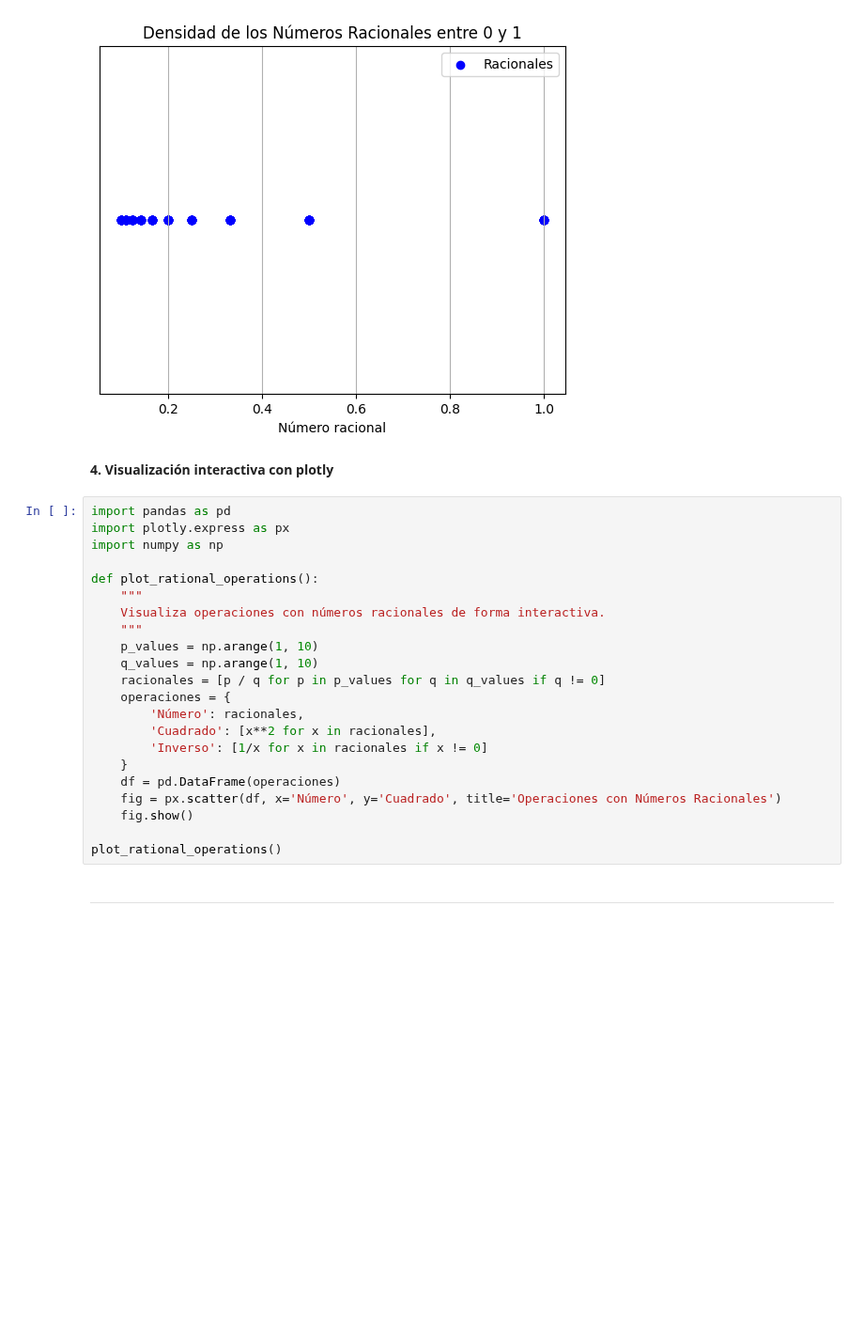
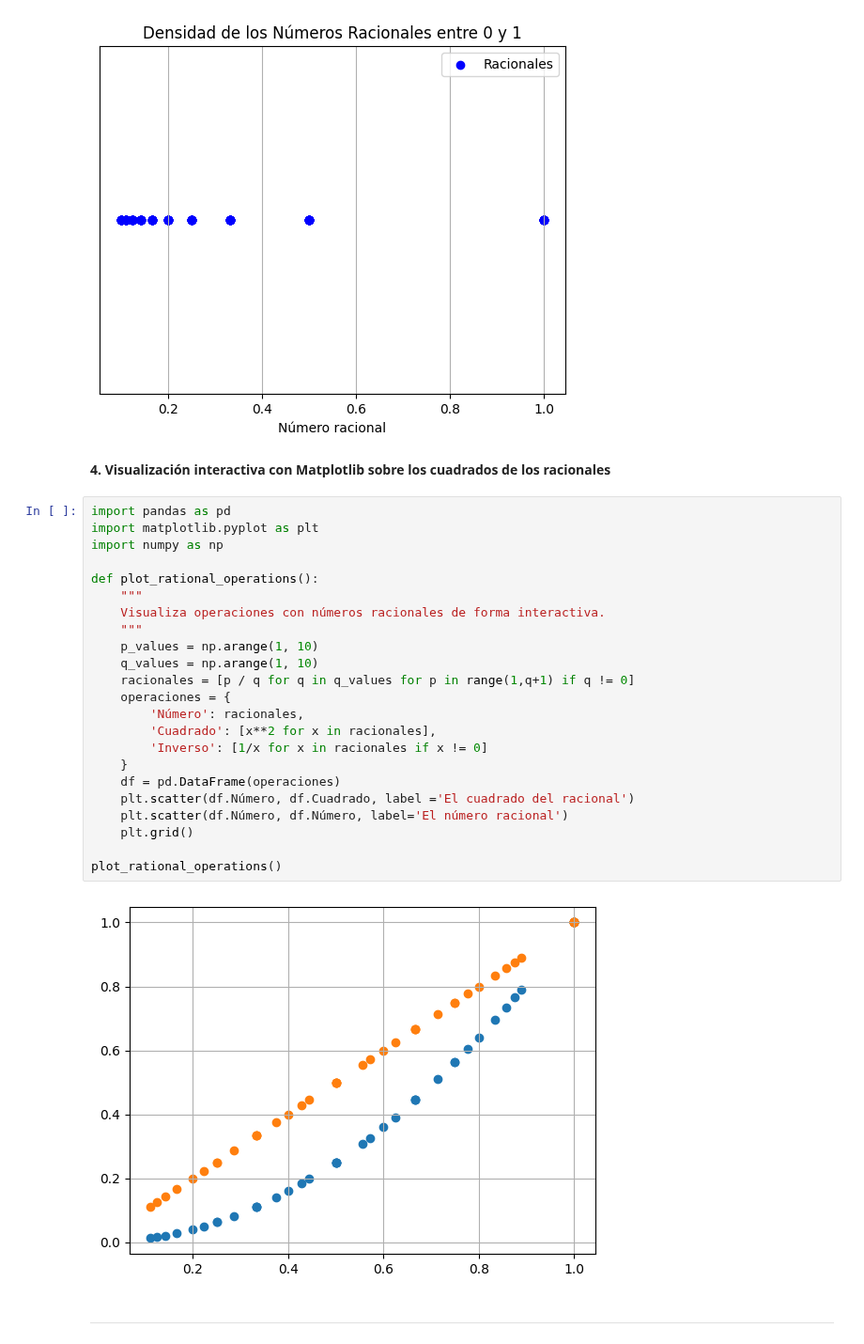
Before and after one commit to marco-canas/5_Fundamentos-de-la-aritm-tica, a Jupyter notebook: clases/5_racionales/1_fracciones/1_fracciones.ipynb, the cells around one changed output. Shown at 94% size. Saved outputs shown, nothing was run; the diff lists cells and outputs as text; blank space fills up the shorter version.

```diff
--- a/clases/5_racionales/1_fracciones/1_fracciones.ipynb
+++ b/clases/5_racionales/1_fracciones/1_fracciones.ipynb
@@ -370,29 +181,32 @@ plot_density()
 [figure]
 # %% [markdown]
 
-**4. Visualización interactiva con plotly**
+**4. Visualización interactiva con Matplotlib sobre los cuadrados de los racionales**
 # %%
 import pandas as pd
-import plotly.express as px
+import matplotlib.pyplot as plt
 import numpy as np
 
 def plot_rational_operations():
     """
     Visualiza operaciones con números racionales de forma interactiva.
     """
     p_values = np.arange(1, 10)
     q_values = np.arange(1, 10)
-    racionales = [p / q for p in p_values for q in q_values if q != 0]
+    racionales = [p / q for q in q_values for p in range(1,q+1) if q != 0]
     operaciones = {
         'Número': racionales,
         'Cuadrado': [x**2 for x in racionales],
         'Inverso': [1/x for x in racionales if x != 0]
     }
     df = pd.DataFrame(operaciones)
-    fig = px.scatter(df, x='Número', y='Cuadrado', title='Operaciones con Números Racionales')
-    fig.show()
+    plt.scatter(df.Número, df.Cuadrado, label ='El cuadrado del racional')
+    plt.scatter(df.Número, df.Número, label='El número racional')
+    plt.grid()
 
 plot_rational_operations()
+# %% [output]
+[figure, added]
 # %% [markdown]
 
 ---
```
Also changed, not shown: parts of 56 cells of this notebook, 1 other file.
